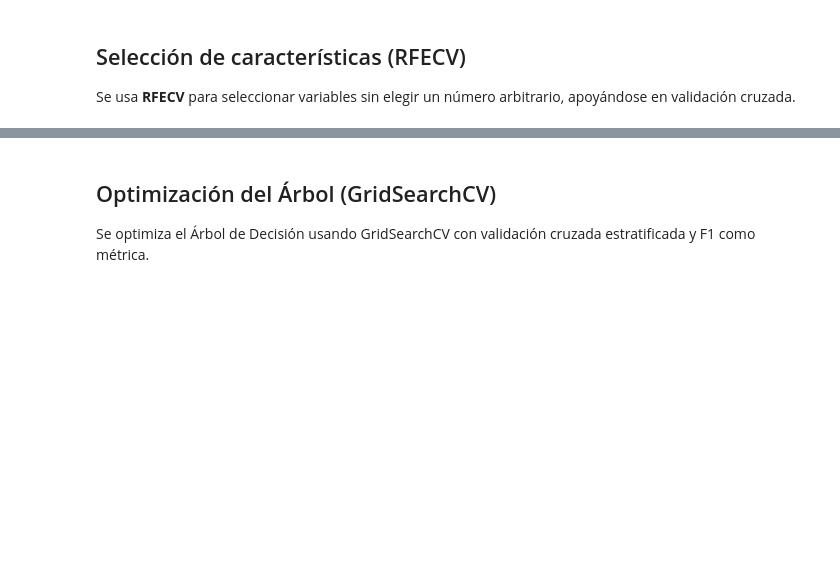
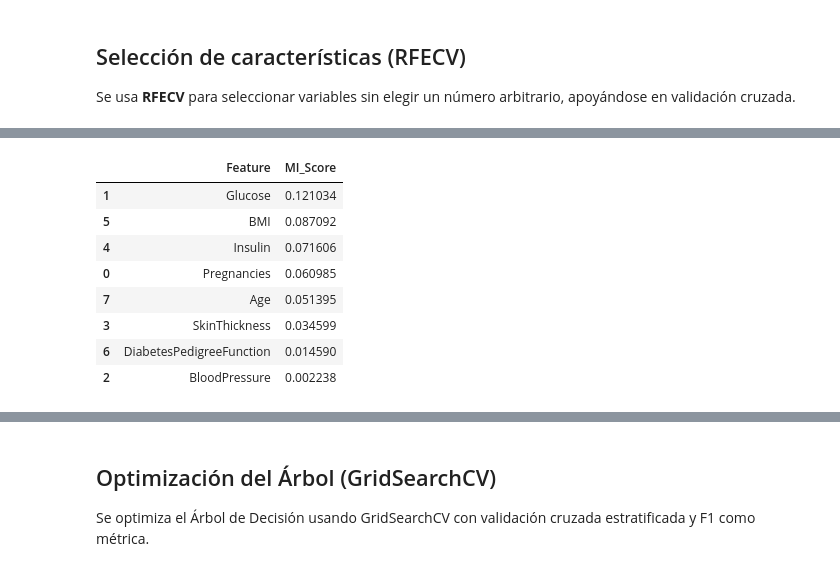
Before and after one commit to 4GeeksAcademy/dori1888-intro-ml, a Jupyter notebook: src/04-decission-tree.ipynb, the cells around one changed output, grey strips where cells are left out. Cells and saved outputs as stored; diff of their text form; code cells hidden in the pictures; blank space fills up the shorter version.

```diff
--- a/src/04-decission-tree.ipynb
+++ b/src/04-decission-tree.ipynb
@@ -207,0 +251,21 @@ N features: 8
+# %%
+from sklearn.feature_selection import mutual_info_classif
+
+mi_scores = mutual_info_classif(X_full, y_full, random_state=42)
+
+mi_df = pd.DataFrame({
+    "Feature": X_full.columns,
+    "MI_Score": mi_scores
+}).sort_values("MI_Score", ascending=False)
+
+mi_df
+# %% [output]
+|  | Feature | MI_Score |
+| 1 | Glucose | 0.121034 |
+| 5 | BMI | 0.087092 |
+| 4 | Insulin | 0.071606 |
+| 0 | Pregnancies | 0.060985 |
+| 7 | Age | 0.051395 |
+| 3 | SkinThickness | 0.034599 |
+| 6 | DiabetesPedigreeFunction | 0.014590 |
+| 2 | BloodPressure | 0.002238 |
```
Also changed, not shown: parts of 16 cells of this notebook, 3 other files.
